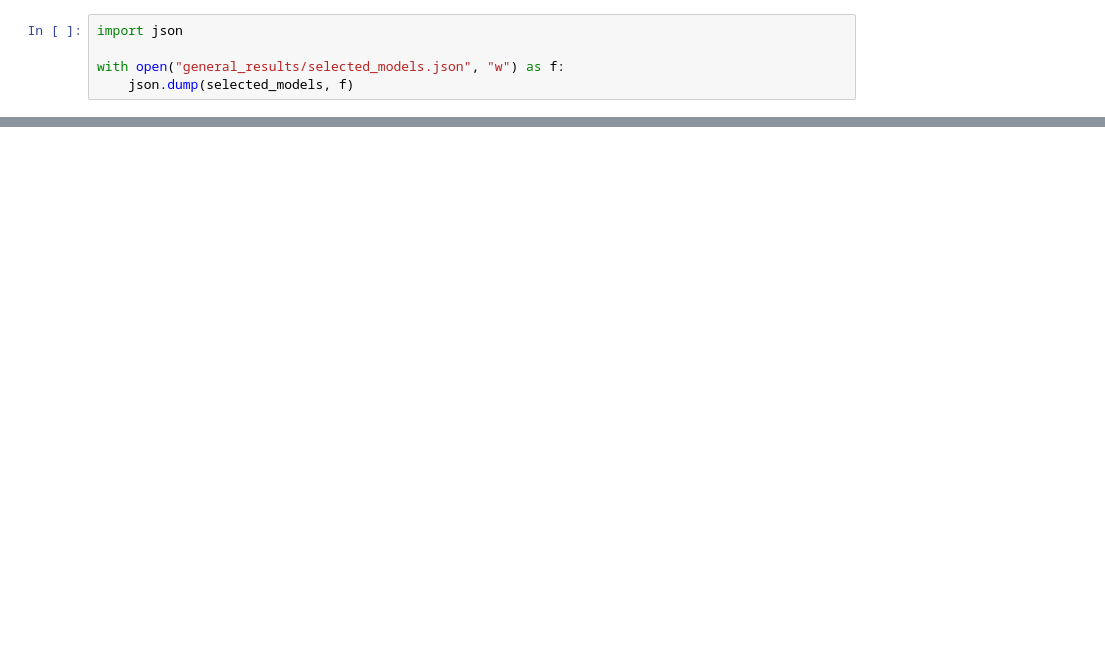
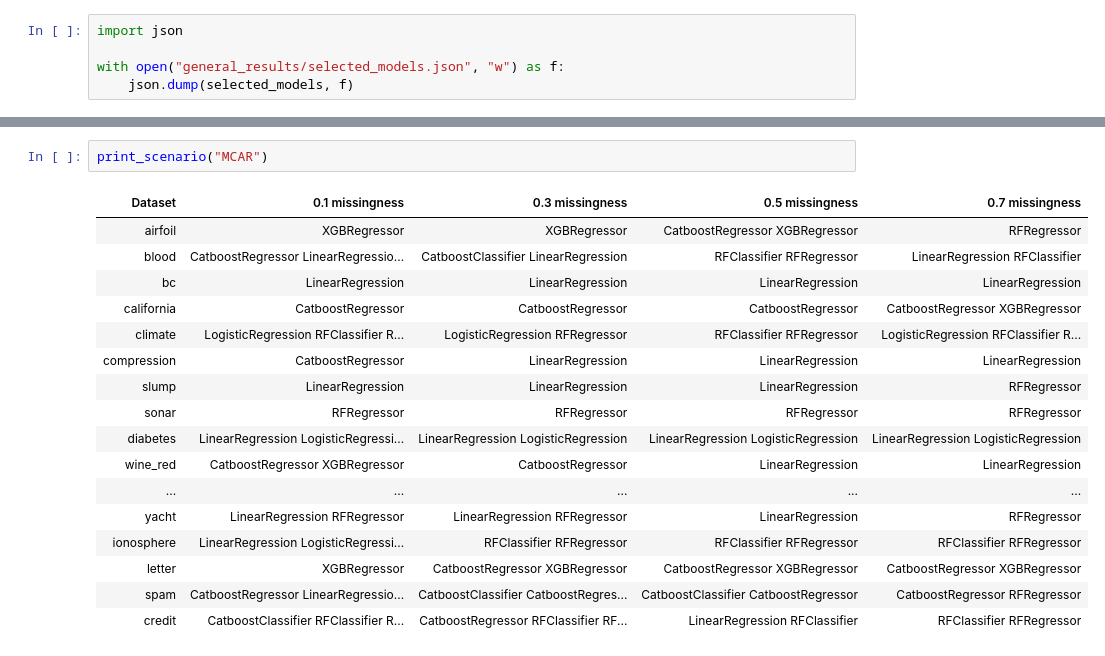
Before and after one commit to vanderschaarlab/hyperimpute, a Jupyter notebook: tutorials/extras_hyperimpute_internal_models.ipynb, the cells around one changed output, grey strips where cells are left out. Drawn from its saved outputs; the diff is of its cells as text; blank space fills up the shorter version.

```diff
--- a/tutorials/extras_hyperimpute_internal_models.ipynb
+++ b/tutorials/extras_hyperimpute_internal_models.ipynb
@@ -125,0 +241,20 @@ with open("general_results/selected_models.json", "w") as f:
+# %%
+print_scenario("MCAR")
+# %% [output]
+| Dataset | 0.1 missingness | 0.3 missingness | 0.5 missingness | 0.7 missingness |
+| airfoil | XGBRegressor | XGBRegressor | CatboostRegressor XGBRegressor | RFRegressor |
+| blood | CatboostRegressor LinearRegressio... | CatboostClassifier LinearRegression | RFClassifier RFRegressor | LinearRegression RFClassifier |
+| bc | LinearRegression | LinearRegression | LinearRegression | LinearRegression |
+| california | CatboostRegressor | CatboostRegressor | CatboostRegressor | CatboostRegressor XGBRegressor |
+| climate | LogisticRegression RFClassifier R... | LogisticRegression RFRegressor | RFClassifier RFRegressor | LogisticRegression RFClassifier R... |
+| compression | CatboostRegressor | LinearRegression | LinearRegression | LinearRegression |
+| slump | LinearRegression | LinearRegression | LinearRegression | RFRegressor |
+| sonar | RFRegressor | RFRegressor | RFRegressor | RFRegressor |
+| diabetes | LinearRegression LogisticRegressi... | LinearRegression LogisticRegression | LinearRegression LogisticRegression | LinearRegression LogisticRegression |
+| wine_red | CatboostRegressor XGBRegressor | CatboostRegressor | LinearRegression | LinearRegression |
+| ... | ... | ... | ... | ... |
+| yacht | LinearRegression RFRegressor | LinearRegression RFRegressor | LinearRegression | RFRegressor |
+| ionosphere | LinearRegression LogisticRegressi... | RFClassifier RFRegressor | RFClassifier RFRegressor | RFClassifier RFRegressor |
+| letter | XGBRegressor | CatboostRegressor XGBRegressor | CatboostRegressor XGBRegressor | CatboostRegressor XGBRegressor |
+| spam | CatboostRegressor LinearRegressio... | CatboostClassifier CatboostRegres... | CatboostClassifier CatboostRegressor | CatboostRegressor RFRegressor |
+| credit | CatboostClassifier RFClassifier R... | CatboostRegressor RFClassifier RF... | LinearRegression RFClassifier | RFClassifier RFRegressor |
```
Also changed, not shown: parts of 9 cells of this notebook, 2 other files.
